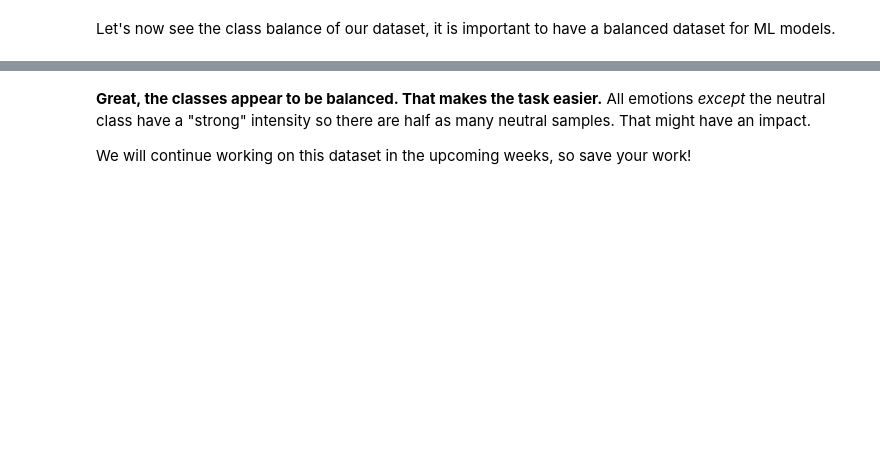
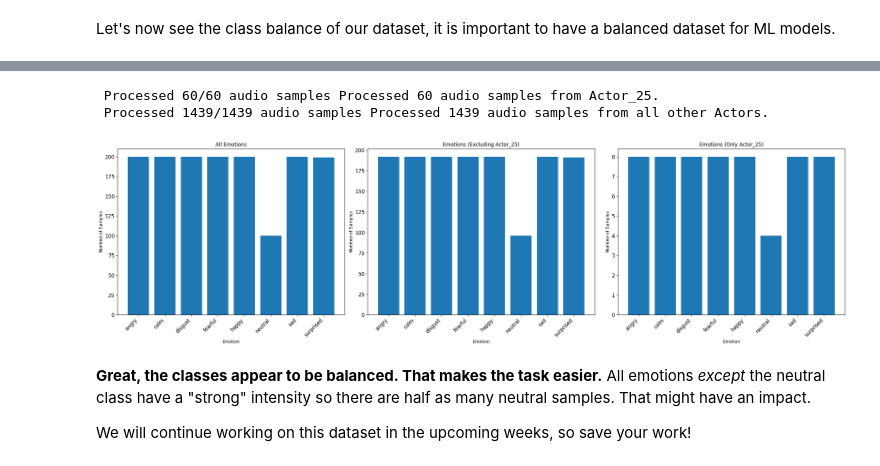
Before and after one commit to JuAbeto/Week2-DataPreprocessing, a Jupyter notebook: Week 2.ipynb, the cells around one changed output, grey strips where cells are left out. Cells and saved outputs as stored; diff of their text form; code cells hidden in the pictures; blank space fills up the shorter version.

```diff
--- a/Week 2.ipynb
+++ b/Week 2.ipynb
@@ -675,12 +673,12 @@ emotions_dict ={
 # %% [markdown]
 Now we're going to load our data and extract the emotion names according to the list we provided above.
 # %%
-import os, glob
+import os
 
-def load_data():
+def load_data(audio_files_list):
     X,y=[],[]
     count = 0
-    for file in glob.glob("Audio Data/Actor_*/*.wav"):
+    for file in audio_files_list:
         file_name=os.path.basename(file)
         emotion=emotions_dict[file_name.split("-")[2]]
         #features = get_features(file)
@@ -688,12 +686,12 @@ def load_data():
         y.append(emotion)
         count += 1
         # '\r' + end='' results in printing over same line
-        print('\r' + f' Processed {count}/{1440} audio samples',end=' ')
+        print('\r' + f' Processed {count}/{len(audio_files_list)} audio samples',end=' ')
     # Return arrays to plug into sklearn's cross-validation algorithms
     return np.array(X), np.array(y)
 # %% [markdown]
 We will not compute the feature matrix this week, but we will read the emotion labels for the entire dataset.
 We will explain why the X and Y elements are important in the upcoming weeks.
 # %%
-features, emotions = load_data()
+features, emotions = load_data(audio_files)
 # %% [output]
@@ -717,3 +701,69 @@ plt.show()
+# %%
+# First, separate audio_files into two lists based on 'Actor_25'
+audio_files_without_me = []
+audio_files_just_me = []
+
+for file_path in audio_files:
+    if 'Actor_25' in file_path:
+        audio_files_just_me.append(file_path)
+    else:
+        audio_files_without_me.append(file_path)
+
+# Load emotions for each subset
+# We use '_' for features as they are not used in this plotting task
+_, emotions_just_me = load_data(audio_files_just_me)
+print(f"Processed {len(emotions_just_me)} audio samples from Actor_25.")
+
+_, emotions_without_me = load_data(audio_files_without_me)
+print(f"Processed {len(emotions_without_me)} audio samples from all other Actors.")
+
+# Now create the three plots
+plt.figure(figsize=(25, 7)) # Adjusted figure size for 3 subplots
+
+# Plot 1: All emotions (original plot)
+plt.subplot(1, 3, 1)
+emotion_list_all, count_all = np.unique(emotions, return_counts=True)
+plt.bar(x=range(len(emotion_list_all)), height=count_all)
+plt.xticks(ticks=range(len(emotion_list_all)), labels=[emotion for emotion in emotion_list_all], rotation=45, ha='right', fontsize=10)
+plt.xlabel('Emotion')
+plt.tick_params(labelsize=12)
+plt.ylabel('Number of Samples')
+plt.title('All Emotions') # Added title
+
+# Plot 2: Emotions without Actor_25 (Me)
+plt.subplot(1, 3, 2)
+if len(emotions_without_me) > 0:
+    emotion_list_without_me, count_without_me = np.unique(emotions_without_me, return_counts=True)
+    plt.bar(x=range(len(emotion_list_without_me)), height=count_without_me)
+    plt.xticks(ticks=range(len(emotion_list_without_me)), labels=[emotion for emotion in emotion_list_without_me], rotation=45, ha='right', fontsize=10)
+    plt.xlabel('Emotion')
+    plt.tick_params(labelsize=12)
+    plt.ylabel('Number of Samples')
+    plt.title('Emotions (Excluding Actor_25)') # Added title
+else:
+    plt.text(0.5, 0.5, "No data for emotions excluding Actor_25", horizontalalignment='center', verticalalignment='center', transform=plt.gca().transAxes)
+    plt.title('Emotions (Excluding Actor_25)')
+
+# Plot 3: Emotions only from Actor_25 (Me)
+plt.subplot(1, 3, 3)
+if len(emotions_just_me) > 0:
+    emotion_list_just_me, count_just_me = np.unique(emotions_just_me, return_counts=True)
+    plt.bar(x=range(len(emotion_list_just_me)), height=count_just_me)
+    plt.xticks(ticks=range(len(emotion_list_just_me)), labels=[emotion for emotion in emotion_list_just_me], rotation=45, ha='right', fontsize=10)
+    plt.xlabel('Emotion')
+    plt.tick_params(labelsize=12)
+    plt.ylabel('Number of Samples')
+    plt.title('Emotions (Only Actor_25)') # Added title
+else:
+    plt.text(0.5, 0.5, "No data for emotions from Actor_25", horizontalalignment='center', verticalalignment='center', transform=plt.gca().transAxes)
+    plt.title('Emotions (Only Actor_25)')
+
+plt.tight_layout() # Adjust layout to prevent overlapping titles/labels
+plt.show()
+# %% [output]
+ Processed 60/60 audio samples Processed 60 audio samples from Actor_25.
+ Processed 1439/1439 audio samples Processed 1439 audio samples from all other Actors.
+[figure, added]
 # %% [markdown]
 **Great, the classes appear to be balanced. That makes the task easier.** All emotions _except_ the neutral class have a "strong" intensity so there are half as many neutral samples. That might have an impact.
 
```
Also changed, not shown: parts of 4 cells of this notebook.
